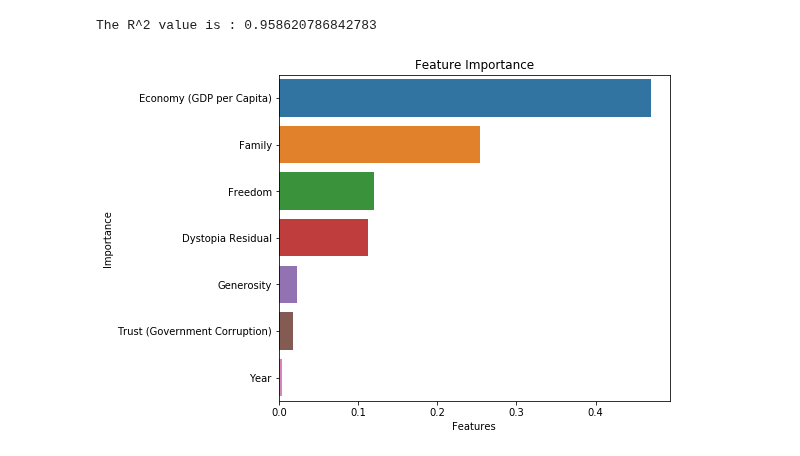
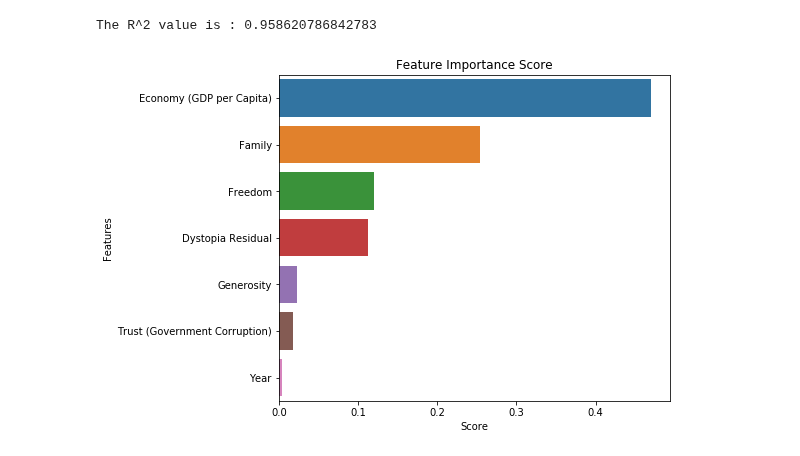
Before and after one commit to ipatel467/Happiness-Index, a Jupyter notebook: HappinessML.ipynb, the cells around one changed output. Cells and saved outputs as stored; diff of their text form; code cells hidden in the pictures.

```diff
--- a/HappinessML.ipynb
+++ b/HappinessML.ipynb
@@ -468,8 +468,8 @@ xgb_feat_imp = pd.DataFrame(xgb.feature_importances_, index=X_train.columns).sor
 # %%
 plt.figure(figsize=[7,6])
 sns.barplot(y=xgb_feat_imp.index,x=xgb_feat_imp[0],orient='h');
-plt.title('Feature Importance');
-plt.ylabel('Importance');
-plt.xlabel('Features');
+plt.title('Feature Importance Score');
+plt.ylabel('Features');
+plt.xlabel('Score');
 # %% [output]
-[figure, old version]
+[figure, new version]
```
